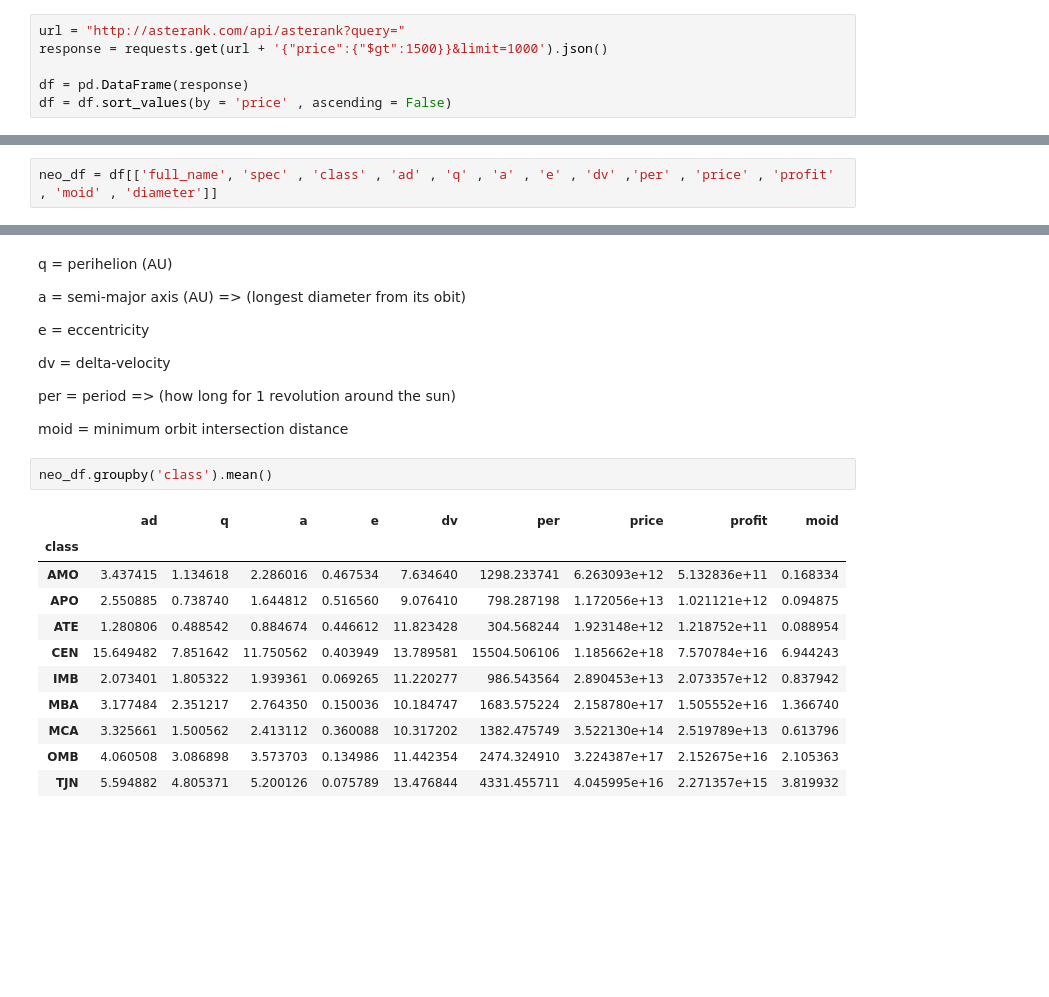
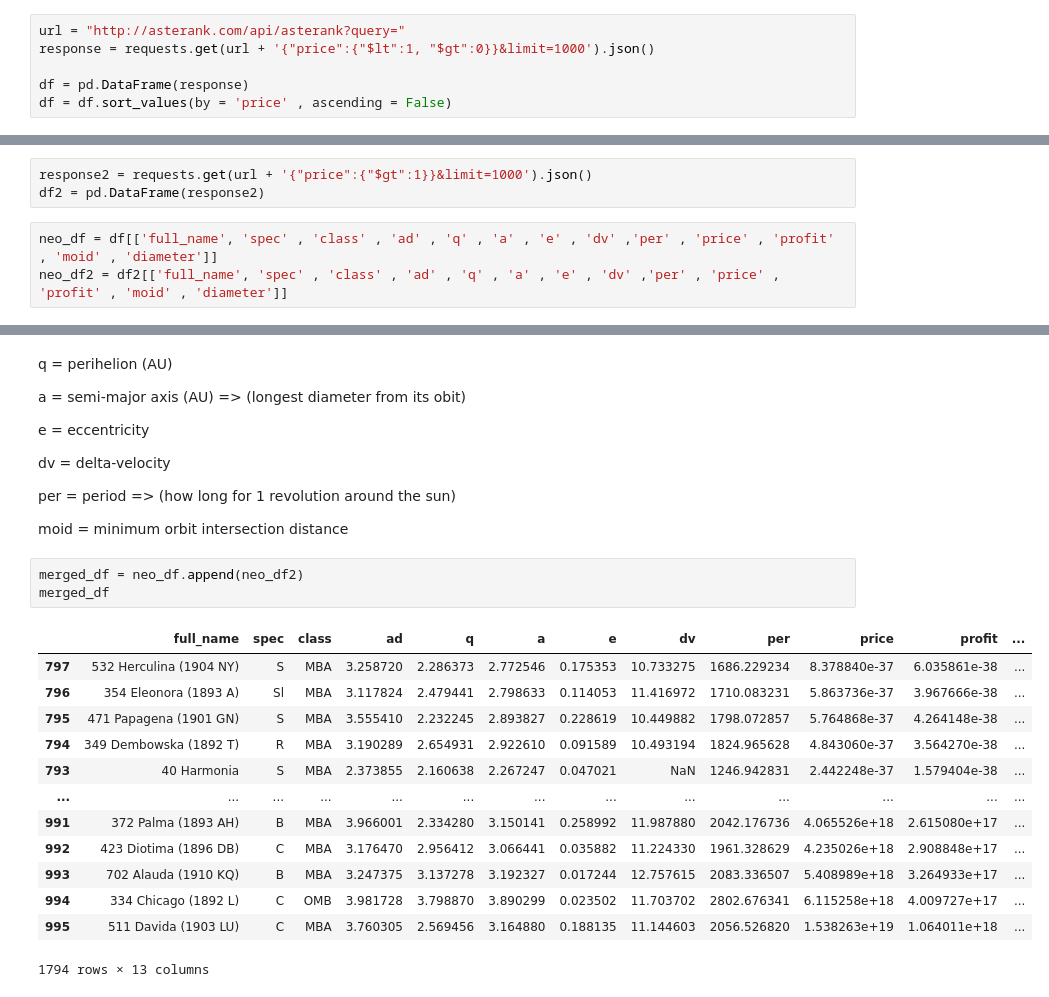
Before and after one commit to RobSalazar/Project-4, a Jupyter notebook: space_data.ipynb, the cells around one changed output, grey strips where cells are left out. Saved outputs shown, nothing was run; the diff lists cells and outputs as text; blank space fills up the shorter version.

```diff
--- a/space_data.ipynb
+++ b/space_data.ipynb
@@ -7,6 +8,6 @@ from pprint import pprint
 # %%
 url = "http://asterank.com/api/asterank?query="
-response = requests.get(url + '{"price":{"$gt":1500}}&limit=1000').json()
+response = requests.get(url + '{"price":{"$lt":1, "$gt":0}}&limit=1000').json()
 
 df = pd.DataFrame(response)
 df = df.sort_values(by = 'price' , ascending = False)
@@ -29,5 +14,9 @@ Index(['sigma_tp', 'diameter', 'sigma_q', 'epoch_mjd', 'ad', 'producer', 'rms',
+# %%
+response2 = requests.get(url + '{"price":{"$gt":1}}&limit=1000').json()
+df2 = pd.DataFrame(response2)
 # %%
 neo_df = df[['full_name', 'spec' , 'class' , 'ad' , 'q' , 'a' , 'e' , 'dv' ,'per' , 'price' , 'profit' , 'moid' , 'diameter']]
+neo_df2 = df2[['full_name', 'spec' , 'class' , 'ad' , 'q' , 'a' , 'e' , 'dv' ,'per' , 'price' , 'profit' , 'moid' , 'diameter']]
 # %% [markdown]
 ## Headers
 
@@ -47,16 +36,19 @@ per = period => (how long for 1 revolution around the sun)
 
 moid = minimum orbit intersection distance
 # %%
-neo_df.groupby('class').mean()
+merged_df = neo_df.append(neo_df2)
+merged_df
 # %% [output]
-|  | ad | q | a | e | dv | per | price | profit | moid |
-| class |  |  |  |  |  |  |  |  |  |
-| AMO | 3.437415 | 1.134618 | 2.286016 | 0.467534 | 7.634640 | 1298.233741 | 6.263093e+12 | 5.132836e+11 | 0.168334 |
-| APO | 2.550885 | 0.738740 | 1.644812 | 0.516560 | 9.076410 | 798.287198 | 1.172056e+13 | 1.021121e+12 | 0.094875 |
-| ATE | 1.280806 | 0.488542 | 0.884674 | 0.446612 | 11.823428 | 304.568244 | 1.923148e+12 | 1.218752e+11 | 0.088954 |
-| CEN | 15.649482 | 7.851642 | 11.750562 | 0.403949 | 13.789581 | 15504.506106 | 1.185662e+18 | 7.570784e+16 | 6.944243 |
-| IMB | 2.073401 | 1.805322 | 1.939361 | 0.069265 | 11.220277 | 986.543564 | 2.890453e+13 | 2.073357e+12 | 0.837942 |
-| MBA | 3.177484 | 2.351217 | 2.764350 | 0.150036 | 10.184747 | 1683.575224 | 2.158780e+17 | 1.505552e+16 | 1.366740 |
-| MCA | 3.325661 | 1.500562 | 2.413112 | 0.360088 | 10.317202 | 1382.475749 | 3.522130e+14 | 2.519789e+13 | 0.613796 |
-| OMB | 4.060508 | 3.086898 | 3.573703 | 0.134986 | 11.442354 | 2474.324910 | 3.224387e+17 | 2.152675e+16 | 2.105363 |
-| TJN | 5.594882 | 4.805371 | 5.200126 | 0.075789 | 13.476844 | 4331.455711 | 4.045995e+16 | 2.271357e+15 | 3.819932 |
+|  | full_name | spec | class | ad | q | a | e | dv | per | price | profit | ... |
+| 797 | 532 Herculina (1904 NY) | S | MBA | 3.258720 | 2.286373 | 2.772546 | 0.175353 | 10.733275 | 1686.229234 | 8.378840e-37 | 6.035861e-38 | ... |
+| 796 | 354 Eleonora (1893 A) | Sl | MBA | 3.117824 | 2.479441 | 2.798633 | 0.114053 | 11.416972 | 1710.083231 | 5.863736e-37 | 3.967666e-38 | ... |
+| 795 | 471 Papagena (1901 GN) | S | MBA | 3.555410 | 2.232245 | 2.893827 | 0.228619 | 10.449882 | 1798.072857 | 5.764868e-37 | 4.264148e-38 | ... |
+| 794 | 349 Dembowska (1892 T) | R | MBA | 3.190289 | 2.654931 | 2.922610 | 0.091589 | 10.493194 | 1824.965628 | 4.843060e-37 | 3.564270e-38 | ... |
+| 793 | 40 Harmonia | S | MBA | 2.373855 | 2.160638 | 2.267247 | 0.047021 | NaN | 1246.942831 | 2.442248e-37 | 1.579404e-38 | ... |
+| ... | ... | ... | ... | ... | ... | ... | ... | ... | ... | ... | ... | ... |
+| 991 | 372 Palma (1893 AH) | B | MBA | 3.966001 | 2.334280 | 3.150141 | 0.258992 | 11.987880 | 2042.176736 | 4.065526e+18 | 2.615080e+17 | ... |
+| 992 | 423 Diotima (1896 DB) | C | MBA | 3.176470 | 2.956412 | 3.066441 | 0.035882 | 11.224330 | 1961.328629 | 4.235026e+18 | 2.908848e+17 | ... |
+| 993 | 702 Alauda (1910 KQ) | B | MBA | 3.247375 | 3.137278 | 3.192327 | 0.017244 | 12.757615 | 2083.336507 | 5.408989e+18 | 3.264933e+17 | ... |
+| 994 | 334 Chicago (1892 L) | C | OMB | 3.981728 | 3.798870 | 3.890299 | 0.023502 | 11.703702 | 2802.676341 | 6.115258e+18 | 4.009727e+17 | ... |
+| 995 | 511 Davida (1903 LU) | C | MBA | 3.760305 | 2.569456 | 3.164880 | 0.188135 | 11.144603 | 2056.526820 | 1.538263e+19 | 1.064011e+18 | ... |
+1794 rows × 13 columns
```
Also changed, not shown: parts of 8 cells of this notebook, 1 other file.
